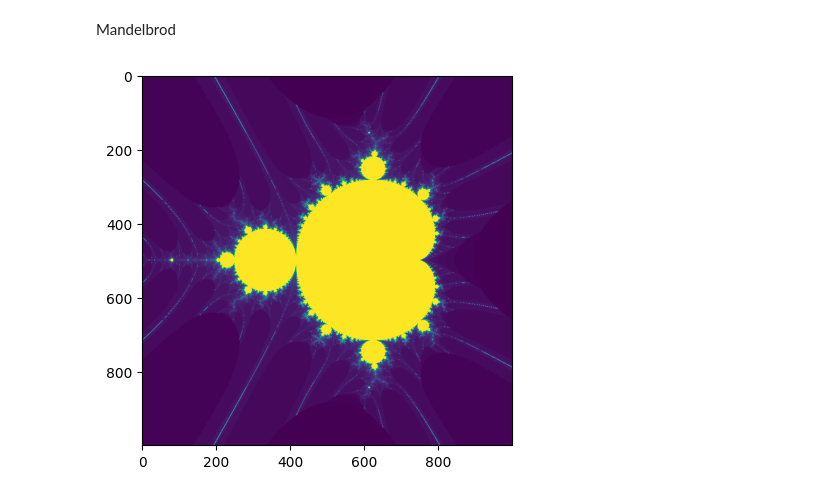
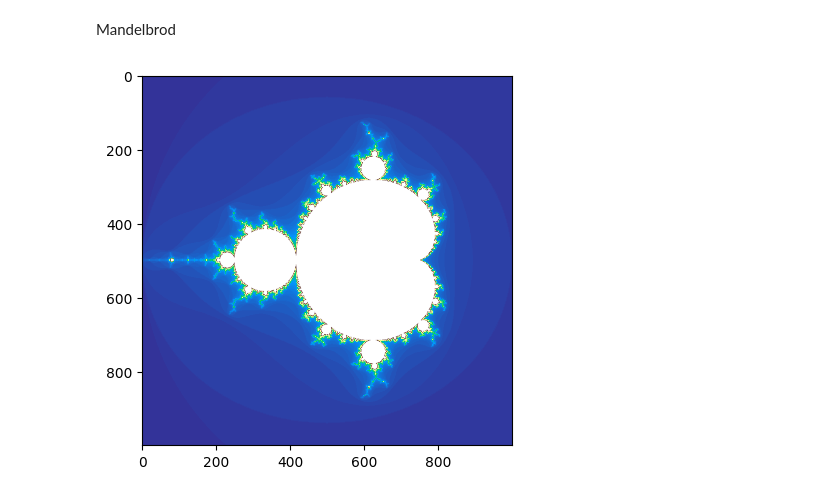
Before and after one commit to KLI0273/KLI0273_DU, a Jupyter notebook: week_04/week_04_du.ipynb, the cells around one changed output. Drawn from its saved outputs; the diff is of its cells as text; code cells hidden in the pictures.

```diff
--- a/week_04/week_04_du.ipynb
+++ b/week_04/week_04_du.ipynb
@@ -205,29 +205,29 @@ Mandelbrod
 # %%
 import numpy as np
 import matplotlib.pyplot as plt
 
 def mandelbrot_set(x_min = -2, x_max = 1, y_min = -1.5, y_max = 1.5, n = 1000, k= 100):
 
     y, x = np.mgrid[x_min:x_max:complex(0, n), y_min:y_max:complex(0, n)]#.astype(np.float128)
     c = (x-0.5)+(y+0.5)* 1j
     divergence_matrix = np.zeros((np.shape(c)))+k
     zn = 0
     for i in range(k):
         zn = (zn**2) + c
         for m in range(n):
             for l in range(n):
-                if(np.abs(zn[m,l] > 2)):
+                if(np.abs(zn[m,l]) > 2):
 
                     divergence_matrix[m,l] -= 1
                     zn[m,l] = 2
 
     return divergence_matrix
 
 n = 1000
 k = 100
 
 divergence_matrix = mandelbrot_set(n=n, k=k)
-plt.imshow(divergence_matrix) #, cmap='terrain'
+plt.imshow(divergence_matrix, cmap='terrain') #
 plt.show()
 # %% [output]
-[figure, old version]
+[figure, new version]
```
Also changed, not shown: 1 other file.
